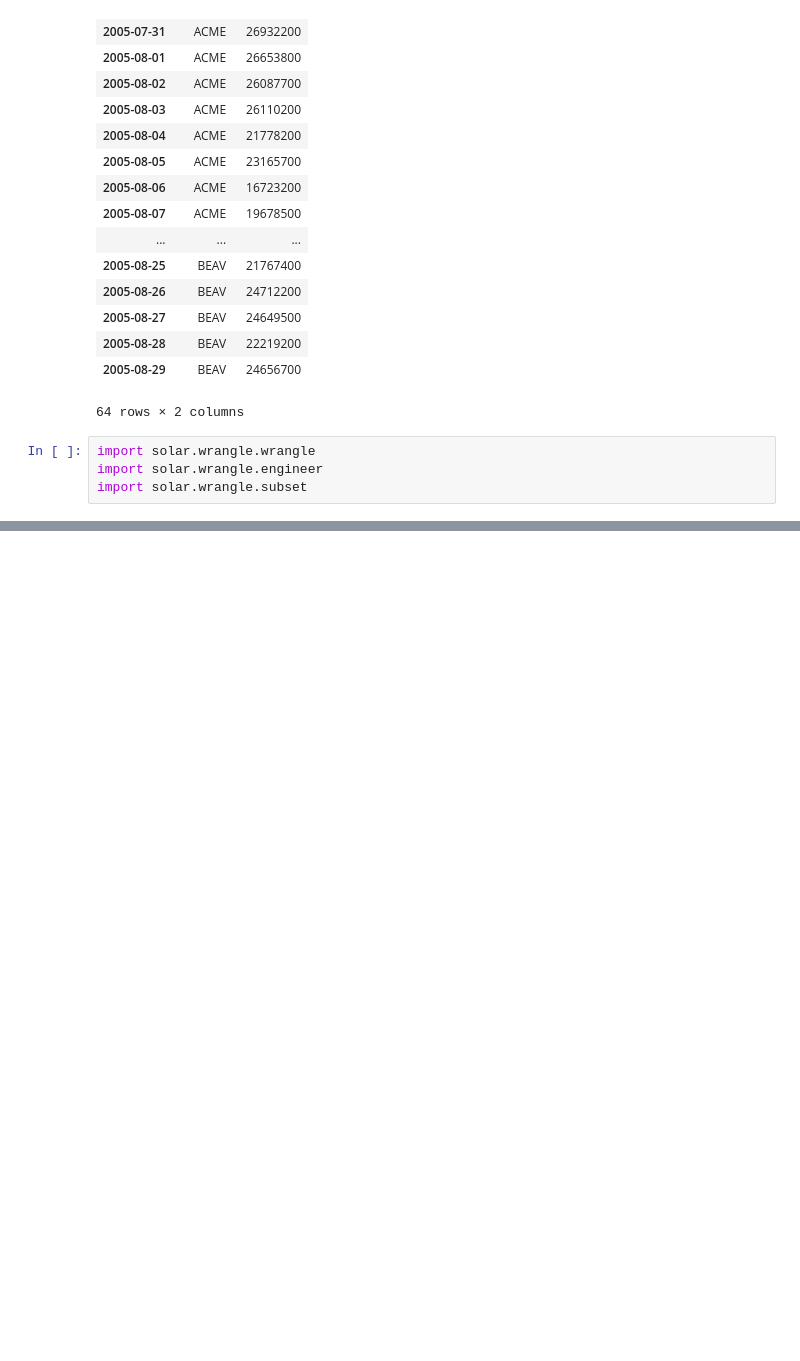
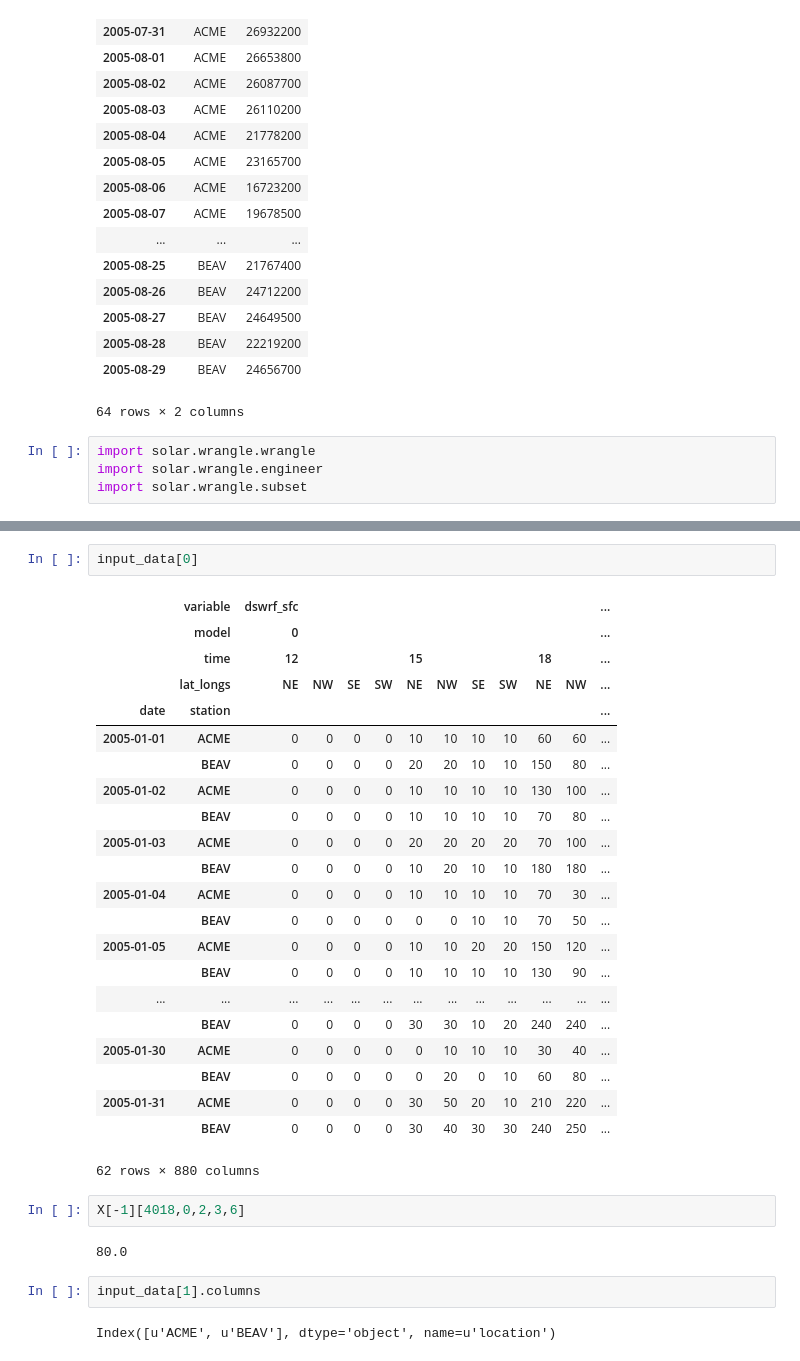
Before and after one commit to joelmpiper/solar_energy_prediction, a Jupyter notebook: notebooks/ExpandX.ipynb, the cells around one changed output, grey strips where cells are left out. Cells and saved outputs as stored; diff of their text form; blank space fills up the shorter version.

```diff
--- a/notebooks/ExpandX.ipynb
+++ b/notebooks/ExpandX.ipynb
@@ -152,0 +202,33 @@ input_data[0]
+# %%
+input_data[0]
+# %% [output]
+|  | variable | dswrf_sfc |  |  |  |  |  |  |  |  |  | ... |
+|  | model | 0 |  |  |  |  |  |  |  |  |  | ... |
+|  | time | 12 |  |  |  | 15 |  |  |  | 18 |  | ... |
+|  | lat_longs | NE | NW | SE | SW | NE | NW | SE | SW | NE | NW | ... |
+| date | station |  |  |  |  |  |  |  |  |  |  | ... |
+| 2005-01-01 | ACME | 0 | 0 | 0 | 0 | 10 | 10 | 10 | 10 | 60 | 60 | ... |
+|  | BEAV | 0 | 0 | 0 | 0 | 20 | 20 | 10 | 10 | 150 | 80 | ... |
+| 2005-01-02 | ACME | 0 | 0 | 0 | 0 | 10 | 10 | 10 | 10 | 130 | 100 | ... |
+|  | BEAV | 0 | 0 | 0 | 0 | 10 | 10 | 10 | 10 | 70 | 80 | ... |
+| 2005-01-03 | ACME | 0 | 0 | 0 | 0 | 20 | 20 | 20 | 20 | 70 | 100 | ... |
+|  | BEAV | 0 | 0 | 0 | 0 | 10 | 20 | 10 | 10 | 180 | 180 | ... |
+| 2005-01-04 | ACME | 0 | 0 | 0 | 0 | 10 | 10 | 10 | 10 | 70 | 30 | ... |
+|  | BEAV | 0 | 0 | 0 | 0 | 0 | 0 | 10 | 10 | 70 | 50 | ... |
+| 2005-01-05 | ACME | 0 | 0 | 0 | 0 | 10 | 10 | 20 | 20 | 150 | 120 | ... |
+|  | BEAV | 0 | 0 | 0 | 0 | 10 | 10 | 10 | 10 | 130 | 90 | ... |
+| ... | ... | ... | ... | ... | ... | ... | ... | ... | ... | ... | ... | ... |
+|  | BEAV | 0 | 0 | 0 | 0 | 30 | 30 | 10 | 20 | 240 | 240 | ... |
+| 2005-01-30 | ACME | 0 | 0 | 0 | 0 | 0 | 10 | 10 | 10 | 30 | 40 | ... |
+|  | BEAV | 0 | 0 | 0 | 0 | 0 | 20 | 0 | 10 | 60 | 80 | ... |
+| 2005-01-31 | ACME | 0 | 0 | 0 | 0 | 30 | 50 | 20 | 10 | 210 | 220 | ... |
+|  | BEAV | 0 | 0 | 0 | 0 | 30 | 40 | 30 | 30 | 240 | 250 | ... |
+62 rows × 880 columns
+# %%
+X[-1][4018,0,2,3,6]
+# %% [output]
+80.0
+# %%
+input_data[1].columns
+# %% [output]
+Index([u'ACME', u'BEAV'], dtype='object', name=u'location')
```
Also changed, not shown: parts of 12 cells of this notebook, 2 other files.
